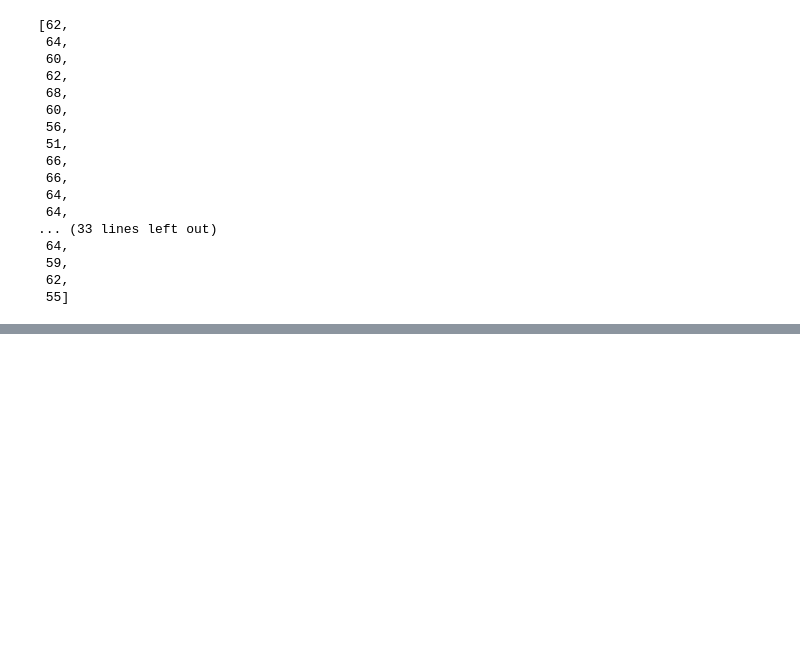
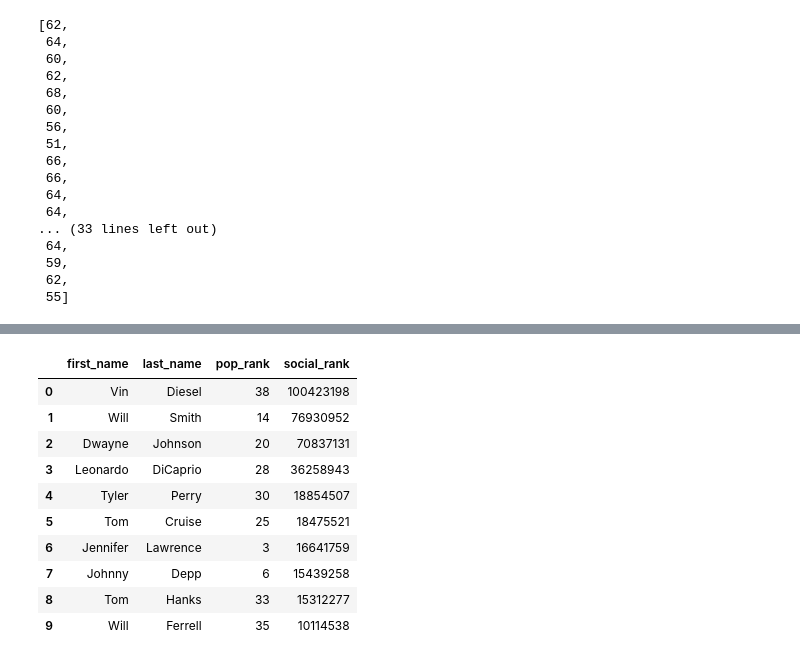
Before and after one commit to mackenziemitchell6/m-m-ovie, a Jupyter notebook: Omar-Graphs.ipynb, the cells around one changed output, grey strips where cells are left out. Saved outputs shown, nothing was run; the diff lists cells and outputs as text; code cells hidden in the pictures; blank space fills up the shorter version.

```diff
--- a/Omar-Graphs.ipynb
+++ b/Omar-Graphs.ipynb
@@ -380,0 +365,21 @@ social_media_rank_list
+# %%
+curs.execute("""select first_name, last_name, pop_rank, social_rank
+                from actors
+                order by social_rank desc
+                limit 10""")
+
+df = pd.DataFrame(curs.fetchall())
+df.columns = [x[0] for x in curs.description]
+df
+# %% [output]
+|  | first_name | last_name | pop_rank | social_rank |
+| 0 | Vin | Diesel | 38 | 100423198 |
+| 1 | Will | Smith | 14 | 76930952 |
+| 2 | Dwayne | Johnson | 20 | 70837131 |
+| 3 | Leonardo | DiCaprio | 28 | 36258943 |
+| 4 | Tyler | Perry | 30 | 18854507 |
+| 5 | Tom | Cruise | 25 | 18475521 |
+| 6 | Jennifer | Lawrence | 3 | 16641759 |
+| 7 | Johnny | Depp | 6 | 15439258 |
+| 8 | Tom | Hanks | 33 | 15312277 |
+| 9 | Will | Ferrell | 35 | 10114538 |
```
Also changed, not shown: parts of 9 cells of this notebook, 9 other files.
